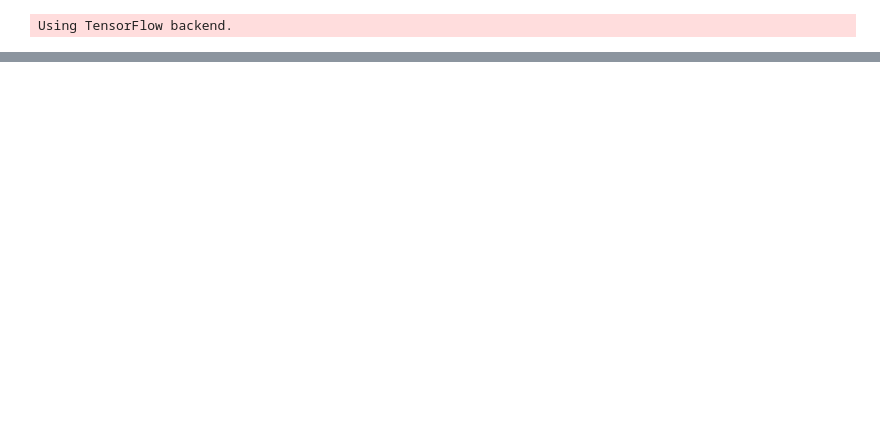
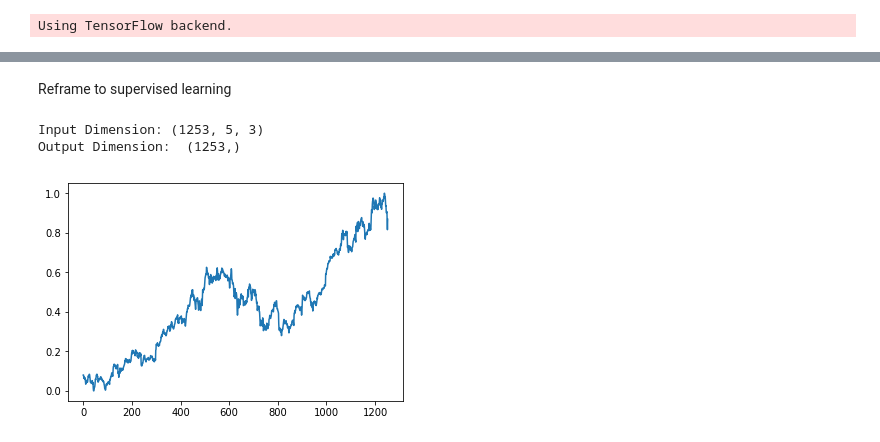
Before and after one commit to chrislitianxin/rnn_stock, a Jupyter notebook: LSTM.ipynb, the cells around one changed output, grey strips where cells are left out. Saved outputs shown, nothing was run; the diff lists cells and outputs as text; code cells hidden in the pictures; blank space fills up the shorter version.

```diff
--- a/LSTM.ipynb
+++ b/LSTM.ipynb
@@ -30,0 +91,18 @@ len(all_stock.Stock.unique())
+# %% [markdown]
+Reframe to supervised learning
+# %%
+ts = 5
+X,y = [],[]
+for i in range(AAPL.shape[0]-ts-1):
+    X.append(AAPL[i:i+ts])
+    y.append(AAPL[i+ts,0])
+X = np.array(X)
+y = np.array(y)
+print('Input Dimension:',X.shape)
+print('Output Dimension: ',y.shape)
+plt.plot(y)
+plt.show()
+# %% [output]
+Input Dimension: (1253, 5, 3)
+Output Dimension:  (1253,)
+[figure, added]
```
Also changed, not shown: parts of 20 cells of this notebook, 2 other files.
